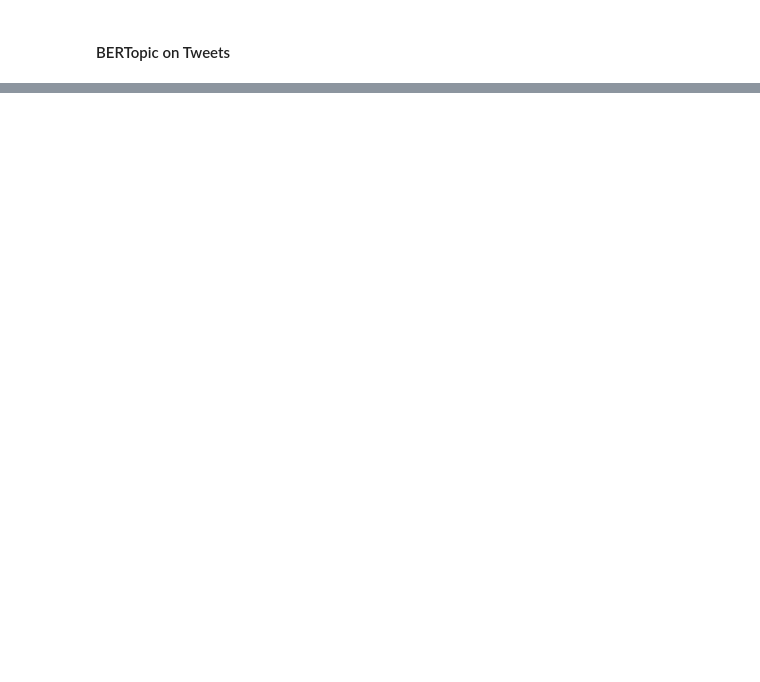
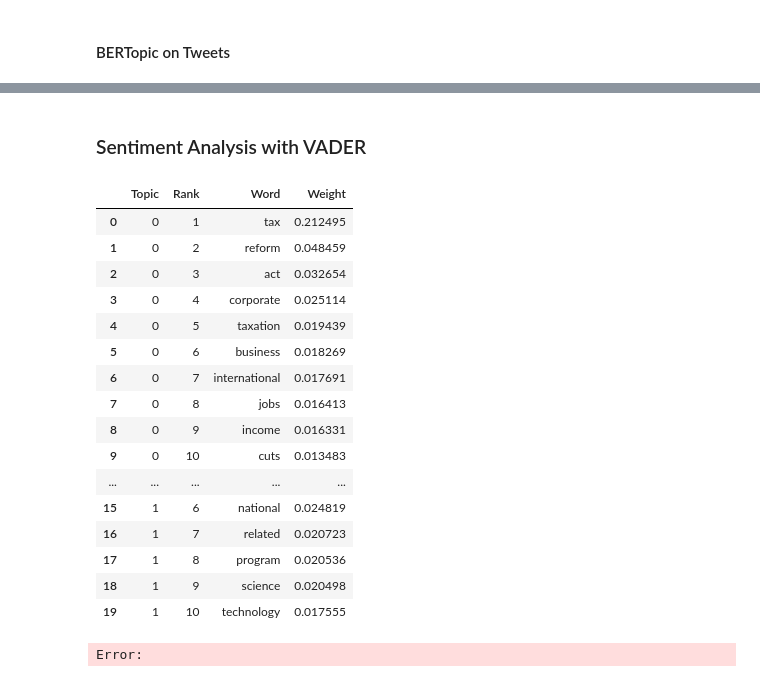
Before and after one commit to deerhjorth/master_thesis25, a Jupyter notebook: data_cleaning.ipynb, the cells around one changed output, grey strips where cells are left out. Drawn from its saved outputs; the diff is of its cells as text; code cells hidden in the pictures; blank space fills up the shorter version.

```diff
--- a/data_cleaning.ipynb
+++ b/data_cleaning.ipynb
@@ -897,23 +917,38 @@ plt.show()
+# %%
+df_issue_final = df_issue_final[['SI_ID','Preprocessed_Issue']]
 # %%
 from bertopic import BERTopic
 from sentence_transformers import SentenceTransformer
+from hdbscan import HDBSCAN
 
 # Drop NA and reset index to ensure clean list of documents
 issue_documents = df_issue_final["Preprocessed_Issue"].dropna().reset_index(drop=True).tolist()
 
-# Initialize embedding model
+# Initialize the sentence transformer embedding model
 embedding_model = SentenceTransformer("all-MiniLM-L6-v2")
 
 # Track embedding progress
 print(f"Generating embeddings for {len(issue_documents)} documents...")
 embeddings = embedding_model.encode(issue_documents, show_progress_bar=True, batch_size=32)
 
-# Initialize BERTopic model
-topic_model = BERTopic(language="english", verbose=True)
+# Configure HDBSCAN for clustering to limit topic count
+hdbscan_model = HDBSCAN(
+    min_cluster_size=100,  # minimum number of documents within each topic.
+    min_samples=5,
+    metric='euclidean',   # Distance metric used for clustering
+    prediction_data=True
+)
 
-# Fit the model using precomputed embeddings
+# Initialize BERTopic with the custom HDBSCAN model
+topic_model = BERTopic(
+    language="english",
+    verbose=True,
+    hdbscan_model=hdbscan_model
+)
+
+# Fit BERTopic model using precomputed embeddings
 print("Fitting BERTopic model...")
 topics, probs = topic_model.fit_transform(issue_documents, embeddings)
 
-# Add topic assignments back into the original DataFrame
+# Save topic assignments back into DataFrame
 df_issue_final.loc[df_issue_final["Preprocessed_Issue"].notna(), "BERTopic"] = topics
@@ -938,0 +1050,17 @@ df_probs_bert_issue.to_csv("topic_probabilities.csv", index=False)
+# %%
+# Extract topic keywords into a list of dictionaries
+topics_list = []
+for topic_id, topic in lda_model.show_topics(num_topics=-1, num_words=10, formatted=False):
+    for rank, (word, weight) in enumerate(topic):
+        topics_list.append({
+            "Topic": topic_id,
+            "Rank": rank + 1,
+            "Word": word,
+            "Weight": weight
+        })
+
+# Convert to DataFrame
+df_lda_topics = pd.DataFrame(topics_list)
+
+# Save to CSV
+df_lda_topics.to_csv("lda_topics_keywords.csv", index=False)
@@ -995,0 +1161,2 @@ df_tweets["Matched_Topic"], df_tweets["Topic_Similarity"] = batched_topic_match(
+# %% [markdown]
+### Sentiment Analysis with VADER
@@ -995,0 +1176,20 @@ df_tweets["Matched_Topic"], df_tweets["Topic_Similarity"] = batched_topic_match(
+# %%
+df_lda_topics.head(20)
+# %% [output]
+|  | Topic | Rank | Word | Weight |
+| 0 | 0 | 1 | tax | 0.212495 |
+| 1 | 0 | 2 | reform | 0.048459 |
+| 2 | 0 | 3 | act | 0.032654 |
+| 3 | 0 | 4 | corporate | 0.025114 |
+| 4 | 0 | 5 | taxation | 0.019439 |
+| 5 | 0 | 6 | business | 0.018269 |
+| 6 | 0 | 7 | international | 0.017691 |
+| 7 | 0 | 8 | jobs | 0.016413 |
+| 8 | 0 | 9 | income | 0.016331 |
+| 9 | 0 | 10 | cuts | 0.013483 |
+| ... | ... | ... | ... | ... |
+| 15 | 1 | 6 | national | 0.024819 |
+| 16 | 1 | 7 | related | 0.020723 |
+| 17 | 1 | 8 | program | 0.020536 |
+| 18 | 1 | 9 | science | 0.020498 |
+| 19 | 1 | 10 | technology | 0.017555 |
@@ -995,0 +1198,4 @@ df_tweets["Matched_Topic"], df_tweets["Topic_Similarity"] = batched_topic_match(
+# %%
+df_tweets.sort_values('Topic_Score',ascending=False)
+# %% [output]
+Error:
```
Also changed, not shown: parts of 18 cells of this notebook, 1 other file.
